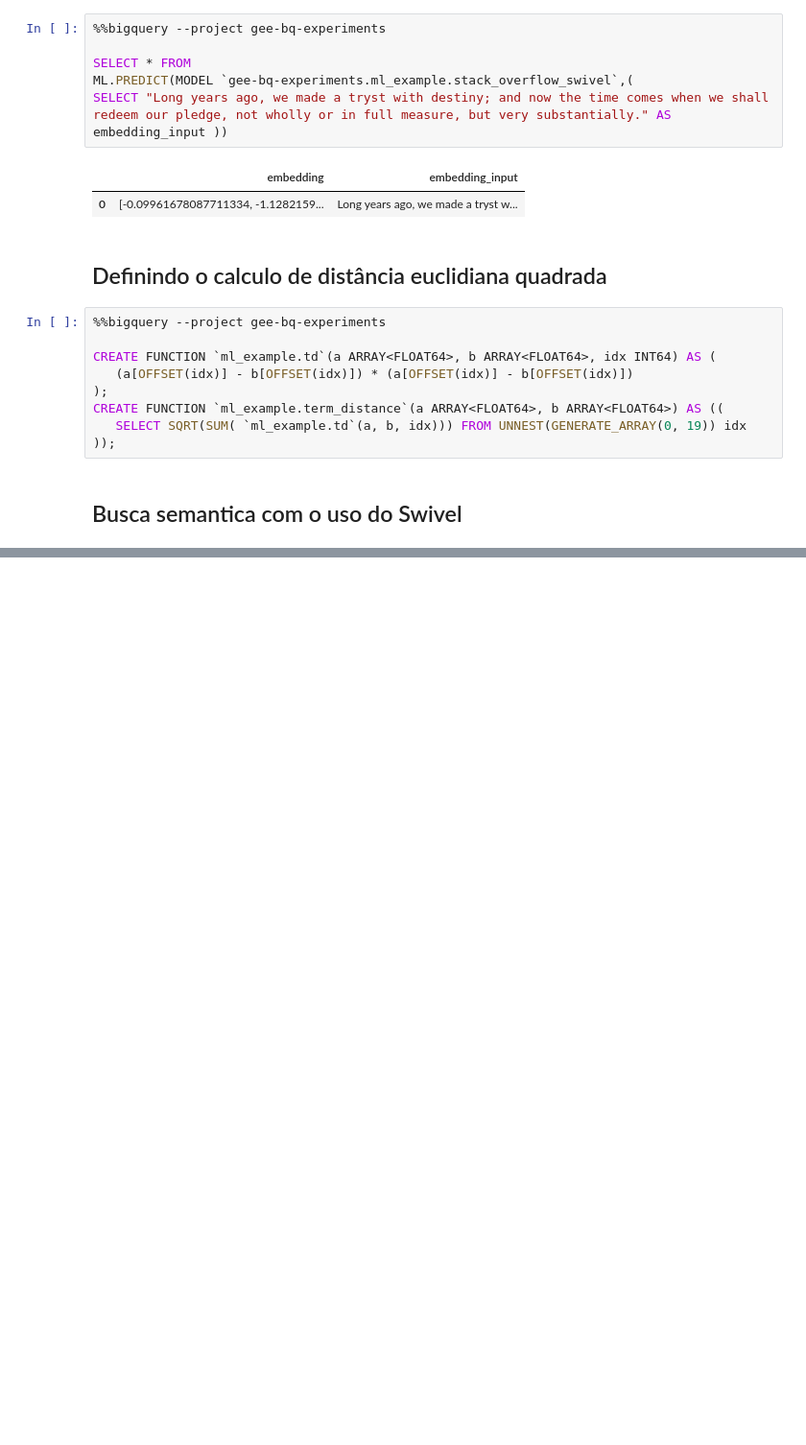
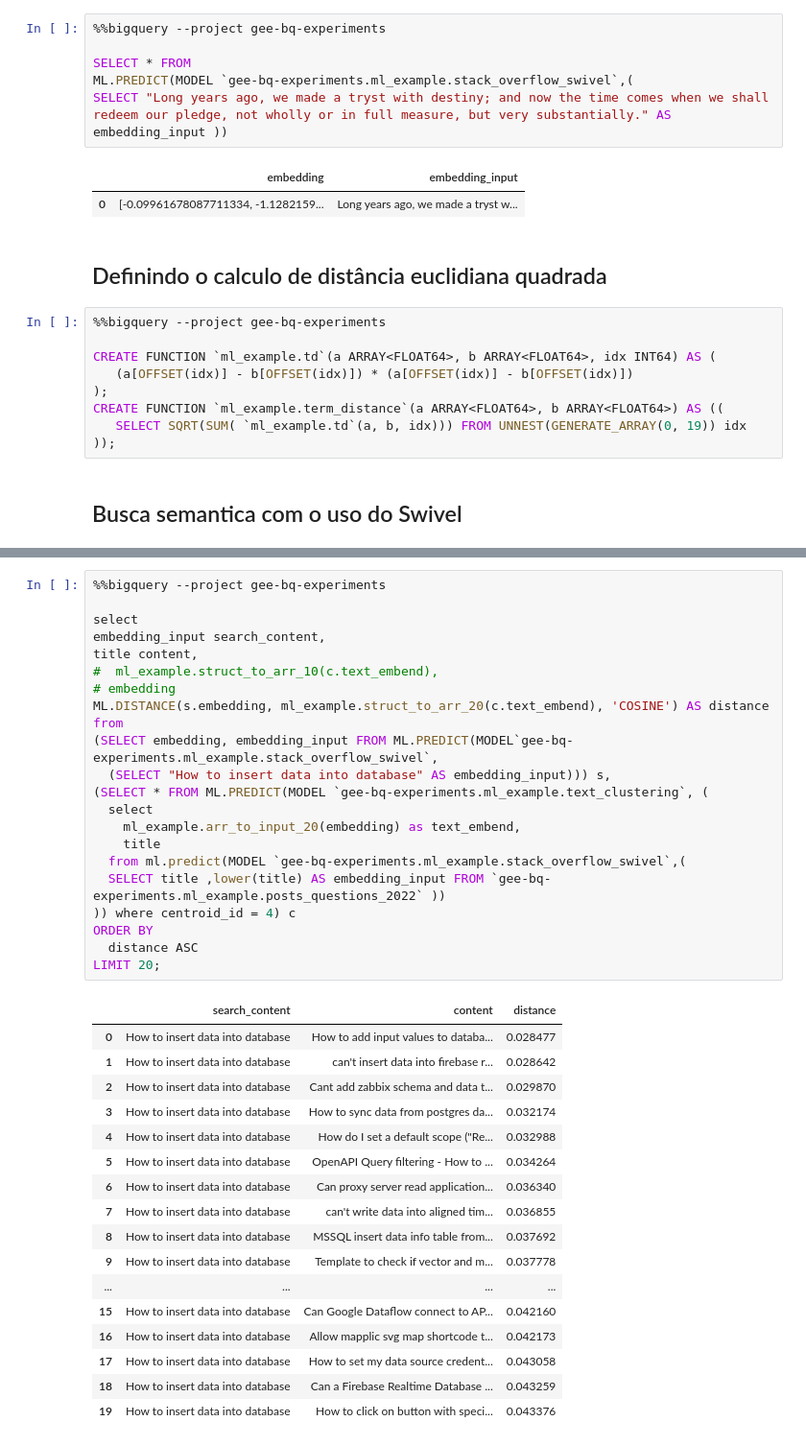
Before and after one commit to JessicaIsri/bigquery_embeddings_swivel, a Jupyter notebook: BigQueryEmbenddings.ipynb, the cells around one changed output, grey strips where cells are left out. Shown at 96% size. Saved outputs shown, nothing was run; the diff lists cells and outputs as text; blank space fills up the shorter version.

```diff
--- a/BigQueryEmbenddings.ipynb
+++ b/BigQueryEmbenddings.ipynb
@@ -206,0 +251,40 @@ Warning: total number of rows (262237) exceeds max_rows (20000). Falling back to
+# %%
+%%bigquery --project gee-bq-experiments
+
+select
+embedding_input search_content,
+title content,
+#  ml_example.struct_to_arr_10(c.text_embend),
+# embedding
+ML.DISTANCE(s.embedding, ml_example.struct_to_arr_20(c.text_embend), 'COSINE') AS distance
+from
+(SELECT embedding, embedding_input FROM ML.PREDICT(MODEL`gee-bq-experiments.ml_example.stack_overflow_swivel`,
+  (SELECT "How to insert data into database" AS embedding_input))) s,
+(SELECT * FROM ML.PREDICT(MODEL `gee-bq-experiments.ml_example.text_clustering`, (
+  select
+    ml_example.arr_to_input_20(embedding) as text_embend,
+    title
+  from ml.predict(MODEL `gee-bq-experiments.ml_example.stack_overflow_swivel`,(
+  SELECT title ,lower(title) AS embedding_input FROM `gee-bq-experiments.ml_example.posts_questions_2022` ))
+)) where centroid_id = 4) c
+ORDER BY
+  distance ASC
+LIMIT 20;
+# %% [output]
+|  | search_content | content | distance |
+| 0 | How to insert data into database | How to add input values to databa... | 0.028477 |
+| 1 | How to insert data into database | can't insert data into firebase r... | 0.028642 |
+| 2 | How to insert data into database | Cant add zabbix schema and data t... | 0.029870 |
+| 3 | How to insert data into database | How to sync data from postgres da... | 0.032174 |
+| 4 | How to insert data into database | How do I set a default scope ("Re... | 0.032988 |
+| 5 | How to insert data into database | OpenAPI Query filtering - How to ... | 0.034264 |
+| 6 | How to insert data into database | Can proxy server read application... | 0.036340 |
+| 7 | How to insert data into database | can't write data into aligned tim... | 0.036855 |
+| 8 | How to insert data into database | MSSQL insert data info table from... | 0.037692 |
+| 9 | How to insert data into database | Template to check if vector and m... | 0.037778 |
+| ... | ... | ... | ... |
+| 15 | How to insert data into database | Can Google Dataflow connect to AP... | 0.042160 |
+| 16 | How to insert data into database | Allow mapplic svg map shortcode t... | 0.042173 |
+| 17 | How to insert data into database | How to set my data source credent... | 0.043058 |
+| 18 | How to insert data into database | Can a Firebase Realtime Database ... | 0.043259 |
+| 19 | How to insert data into database | How to click on button with speci... | 0.043376 |
```
Also changed, not shown: parts of 8 cells of this notebook.
